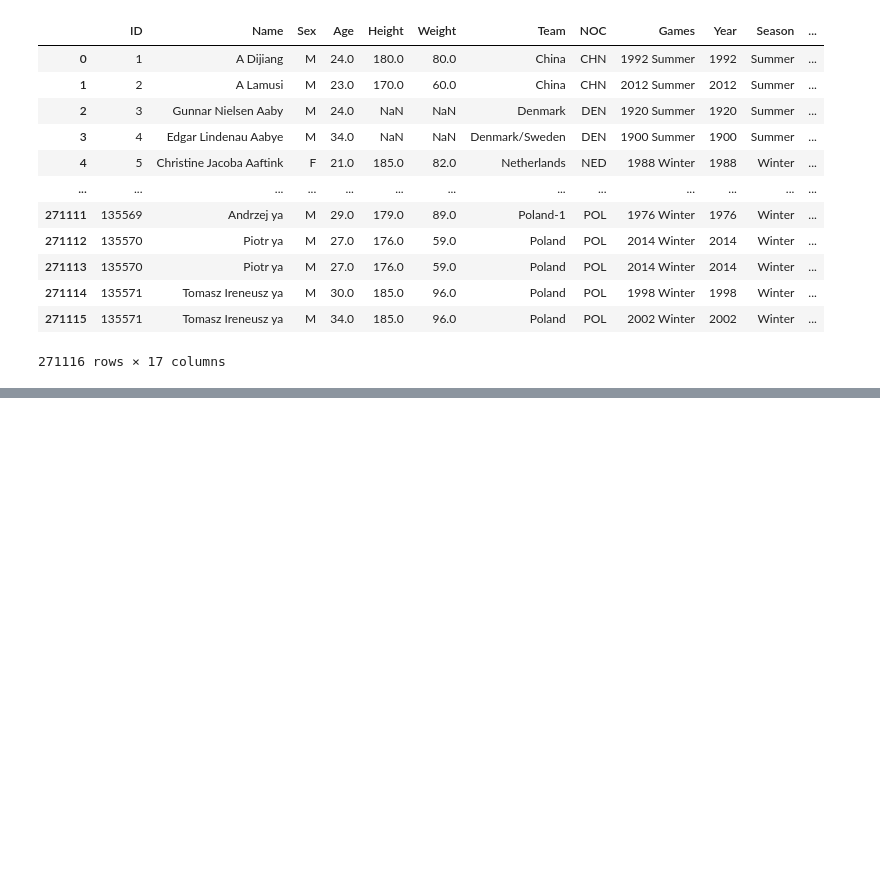
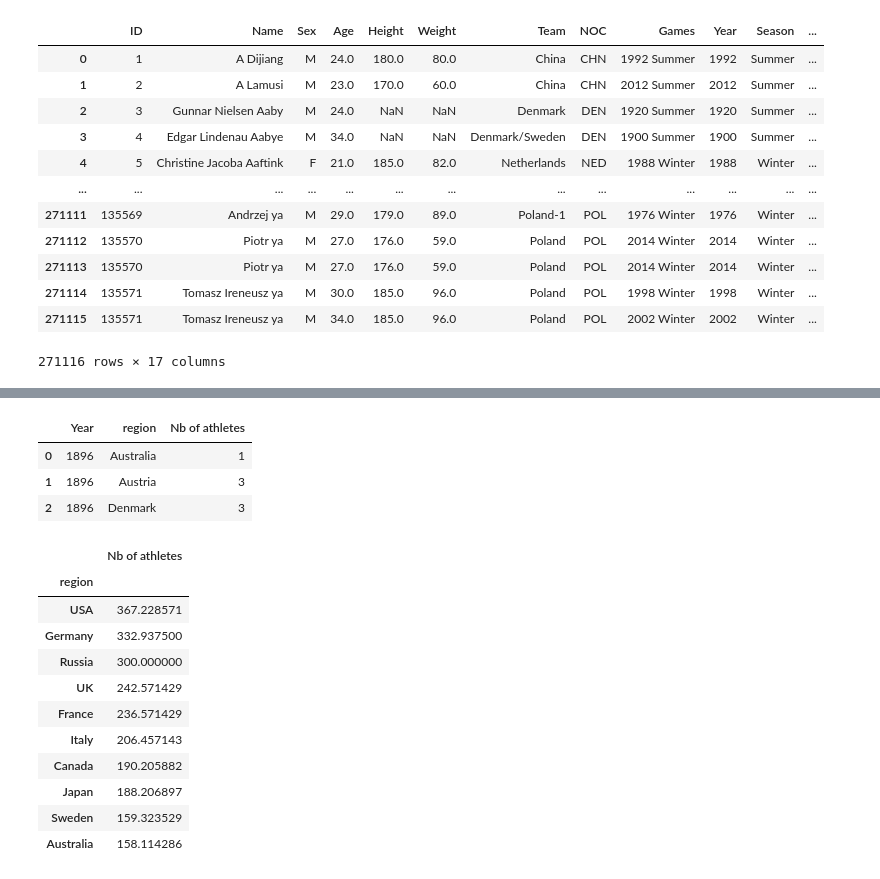
Before and after one commit to Maryam-Dollet/Dataviz_project, a Jupyter notebook: dataviz_guillaume.ipynb, the cells around one changed output, grey strips where cells are left out. Saved outputs shown, nothing was run; the diff lists cells and outputs as text; code cells hidden in the pictures; blank space fills up the shorter version.

```diff
--- a/dataviz_guillaume.ipynb
+++ b/dataviz_guillaume.ipynb
@@ -64,0 +76,9 @@ df_merged
+# %%
+# number of athletes per country and per year
+athletes_per_country = no_duplicates.groupby(['Year', 'region']).size().reset_index(name='Nb of athletes')
+athletes_per_country.head(3)
+# %% [output]
+|  | Year | region | Nb of athletes |
+| 0 | 1896 | Australia | 1 |
+| 1 | 1896 | Austria | 3 |
+| 2 | 1896 | Denmark | 3 |
@@ -64,0 +89,17 @@ df_merged
+# %%
+# the graph is overwhelming, we decide to focus on the top 10 countries with the most athletes
+top_10_countries = athletes_per_country.groupby(['region']).mean().sort_values(by='Nb of athletes', ascending=False).head(10).drop(columns=['Year'])
+top_10_countries
+# %% [output]
+|  | Nb of athletes |
+| region |  |
+| USA | 367.228571 |
+| Germany | 332.937500 |
+| Russia | 300.000000 |
+| UK | 242.571429 |
+| France | 236.571429 |
+| Italy | 206.457143 |
+| Canada | 190.205882 |
+| Japan | 188.206897 |
+| Sweden | 159.323529 |
+| Australia | 158.114286 |
```
Also changed, not shown: parts of 5 cells of this notebook.
